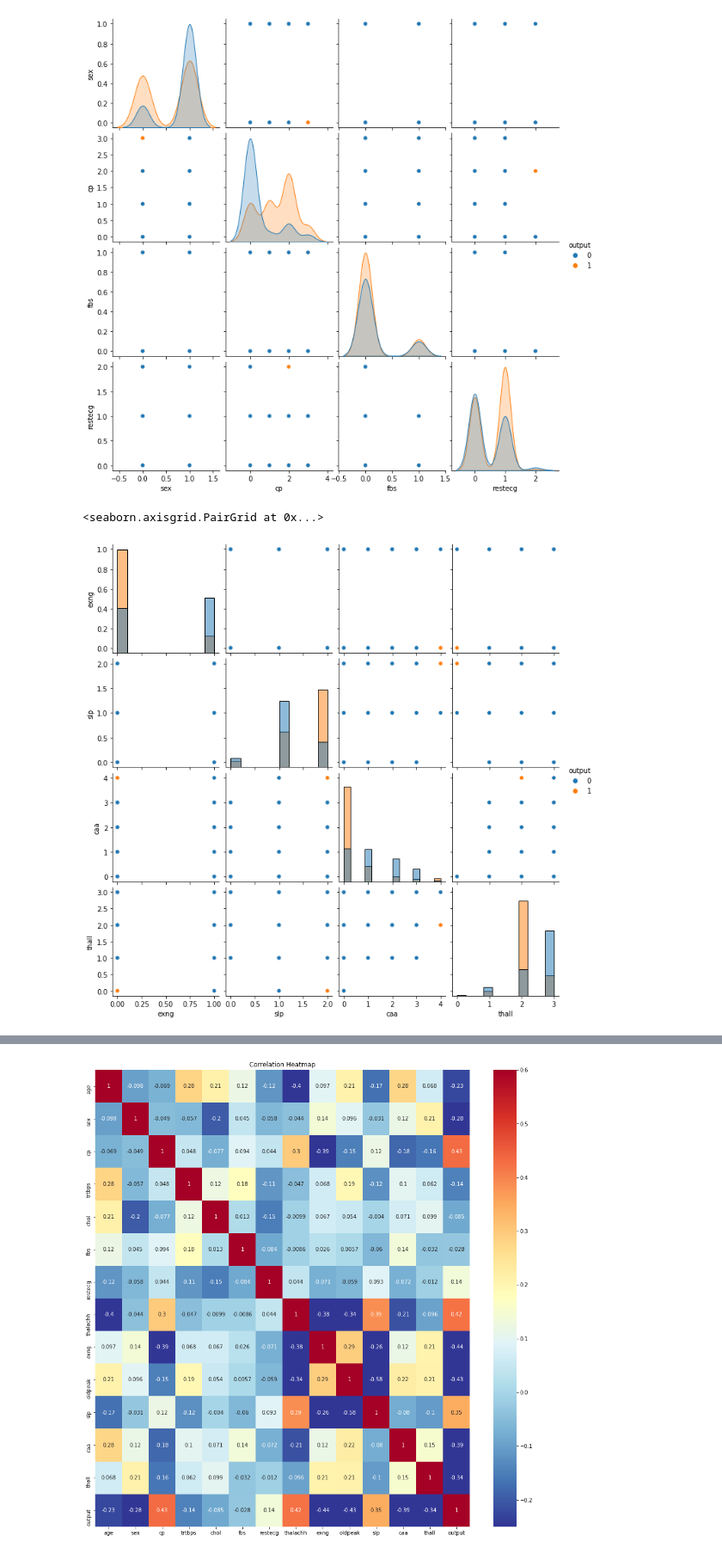
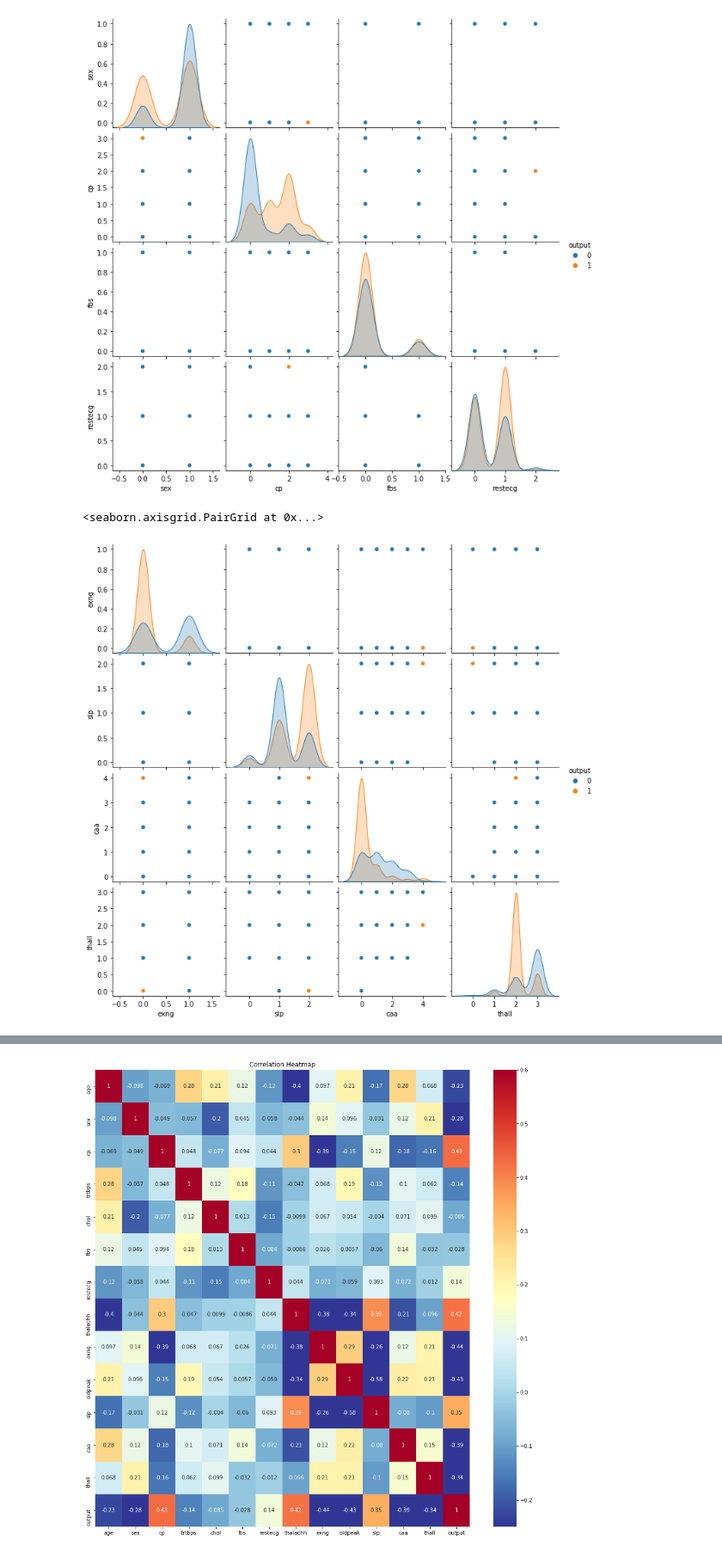
Before and after one commit to tfc1524/Heart, a Jupyter notebook: Heart Attack Project.ipynb, the cells around one changed output, grey strips where cells are left out. Shown at 86% size. Cells and saved outputs as stored; diff of their text form; code cells hidden in the pictures.

```diff
--- a/Heart Attack Project.ipynb
+++ b/Heart Attack Project.ipynb
@@ -126,10 +126,10 @@ sns.pairplot(df_vis, hue='output')
 # %%
 # 類別型欄位與y視覺化
 df_vis = pd.concat([df[obj_features[4:]], df['output']], axis=1)
-sns.pairplot(df_vis, hue='output', diag_kind="hist")
+sns.pairplot(df_vis, hue='output')
 # %% [output]
 <seaborn.axisgrid.PairGrid at 0x...>
-[figure, old version]
+[figure, new version]
 # %%
 # 透過視覺化整理出較有可能造成結果有差異的feature
 viz_features = ['age', 'thalachh', 'oldpeak', 'sex', 'cp', 'exng', 'caa', 'thall', 'slp']
```
Also changed, not shown: parts of 13 cells of this notebook.
